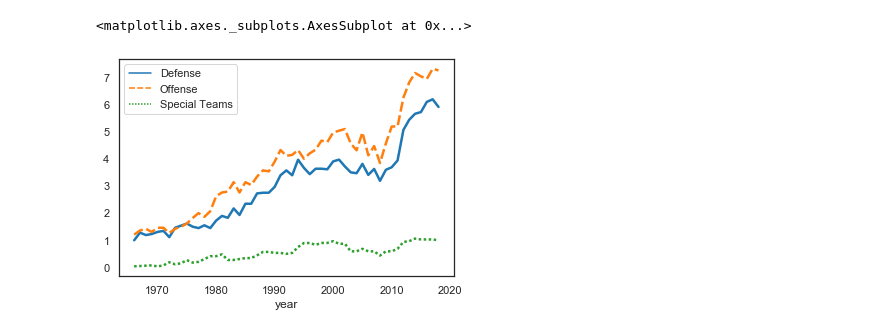
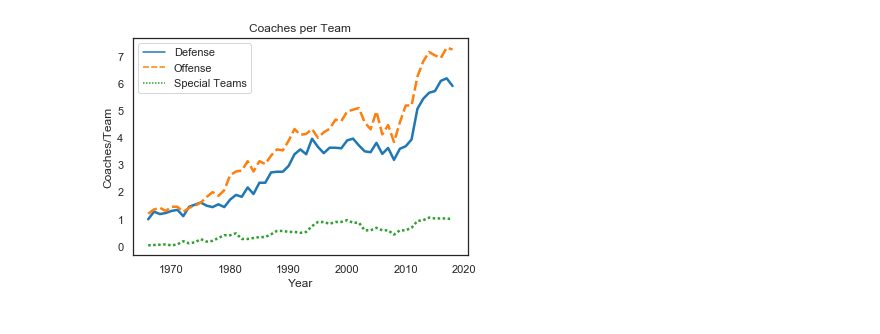
Before and after one commit to plee0117/Coaches, a Jupyter notebook: Graphs.ipynb, the cells around one changed output. Drawn from its saved outputs; the diff is of its cells as text; code cells hidden in the pictures.

```diff
--- a/Graphs.ipynb
+++ b/Graphs.ipynb
@@ -35,8 +41,10 @@ byyr_piv = byyr.pivot(index='year',columns = 'phase')['avg coaches'][['Defense',
 # %%
-sns.lineplot(data=byyr_piv, palette="tab10", linewidth=2.5)
+no_coach = sns.lineplot(data=byyr_piv, palette="tab10", linewidth=2.5)
+no_coach.set(xlabel='Year', ylabel='Coaches/Team')
+no_coach.set_title('Coaches per Team')
+plt.show()
 # %% [output]
-<matplotlib.axes._subplots.AxesSubplot at 0x...>
-[figure, old version]
+[figure, new version]
 # %%
 lyp.groupby('level').agg({'year':['mean','median'],'wl':['mean','median']})
 # %% [output]
```
Also changed, not shown: parts of 30 cells of this notebook, 3 other files.
